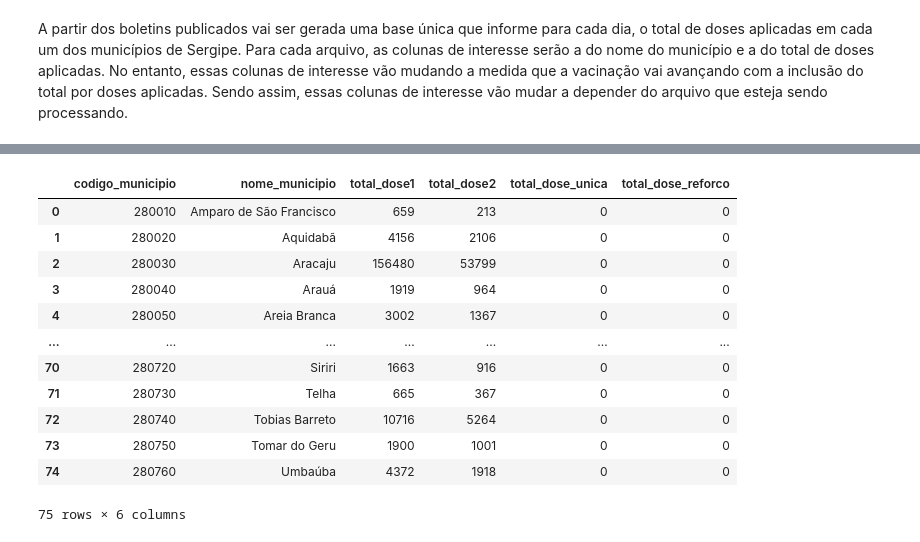
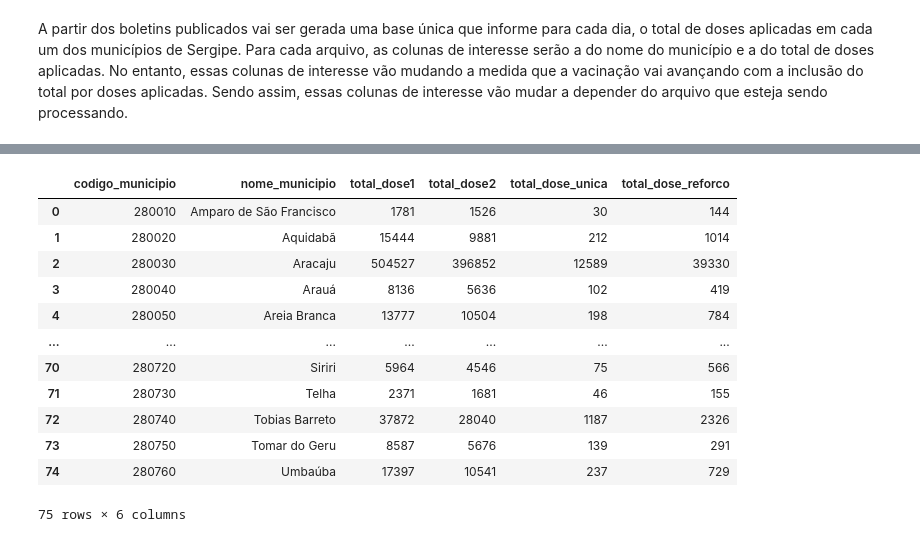
Before and after one commit to dadosabertossergipe/covid19, a Jupyter notebook: code/ProcessaVacinacao.ipynb, the cells around one changed output, grey strips where cells are left out. Cells and saved outputs as stored; diff of their text form; code cells hidden in the pictures.

Commit message:
Novos arquivos e funções de processamento.

```diff
--- a/code/ProcessaVacinacao.ipynb
+++ b/code/ProcessaVacinacao.ipynb
@@ -88,16 +252,43 @@ def process_type3(file, output):
+# %%
+def process_type6(file, output):
+
+    file_name = file.split("/")[-1].split(".")[0]
+    order_columns = ['codigo_municipio','nome_municipio','total_dose1','total_dose2','total_dose_unica','total_dose_reforco']
+
+    data_ = pd.read_excel(file, skiprows=3,header=None)
+    data_ = data_.iloc[:, [0,9,10,11,12]]
+    data_ = data_.rename(columns={data_.columns[0]: 'nome_municipio', data_.columns[1]: 'total_dose1', data_.columns[2]: 'total_dose2', data_.columns[3]: 'total_dose_unica', data_.columns[4]: 'total_dose_reforco'})
+    data_ = data_.fillna(0)
+    data_['codigo_municipio'] = data_['nome_municipio'].str[0:6]
+    data_['nome_municipio'] = data_['nome_municipio'].str[7:]
+    data_['nome_municipio'] = data_['nome_municipio'].str.strip()
+    data_['total_dose1'] = data_['total_dose1'].astype(int)
+    data_['total_dose2'] = data_['total_dose2'].astype(int)
+    data_['total_dose_unica'] = data_['total_dose_unica'].astype(int)
+    data_['total_dose_reforco'] = data_['total_dose_reforco'].astype(int)
+
+
+    data_ = data_.iloc[0:75, :]
+    data_ = data_[order_columns]
+
+
+
+    #data_.to_csv(output + "/" + file_name + ".csv", index=False)
+
+    return data_
 # %%
-process_type3("../input/boletins_vacinacao/2021-05-31.xlsx", "../tmp/boletins_temporarios")
+process_type6("../input/boletins_vacinacao/2021-11-11.xlsx", "../tmp/boletins_temporarios")
 # %% [output]
 |  | codigo_municipio | nome_municipio | total_dose1 | total_dose2 | total_dose_unica | total_dose_reforco |
-| 0 | 280010 | Amparo de São Francisco | 659 | 213 | 0 | 0 |
-| 1 | 280020 | Aquidabã | 4156 | 2106 | 0 | 0 |
-| 2 | 280030 | Aracaju | 156480 | 53799 | 0 | 0 |
-| 3 | 280040 | Arauá | 1919 | 964 | 0 | 0 |
-| 4 | 280050 | Areia Branca | 3002 | 1367 | 0 | 0 |
+| 0 | 280010 | Amparo de São Francisco | 1781 | 1526 | 30 | 144 |
+| 1 | 280020 | Aquidabã | 15444 | 9881 | 212 | 1014 |
+| 2 | 280030 | Aracaju | 504527 | 396852 | 12589 | 39330 |
+| 3 | 280040 | Arauá | 8136 | 5636 | 102 | 419 |
+| 4 | 280050 | Areia Branca | 13777 | 10504 | 198 | 784 |
 | ... | ... | ... | ... | ... | ... | ... |
-| 70 | 280720 | Siriri | 1663 | 916 | 0 | 0 |
-| 71 | 280730 | Telha | 665 | 367 | 0 | 0 |
-| 72 | 280740 | Tobias Barreto | 10716 | 5264 | 0 | 0 |
-| 73 | 280750 | Tomar do Geru | 1900 | 1001 | 0 | 0 |
-| 74 | 280760 | Umbaúba | 4372 | 1918 | 0 | 0 |
+| 70 | 280720 | Siriri | 5964 | 4546 | 75 | 566 |
+| 71 | 280730 | Telha | 2371 | 1681 | 46 | 155 |
+| 72 | 280740 | Tobias Barreto | 37872 | 28040 | 1187 | 2326 |
+| 73 | 280750 | Tomar do Geru | 8587 | 5676 | 139 | 291 |
+| 74 | 280760 | Umbaúba | 17397 | 10541 | 237 | 729 |
 75 rows × 6 columns
```
Also changed, not shown: parts of 11 cells of this notebook, 27 other files.
